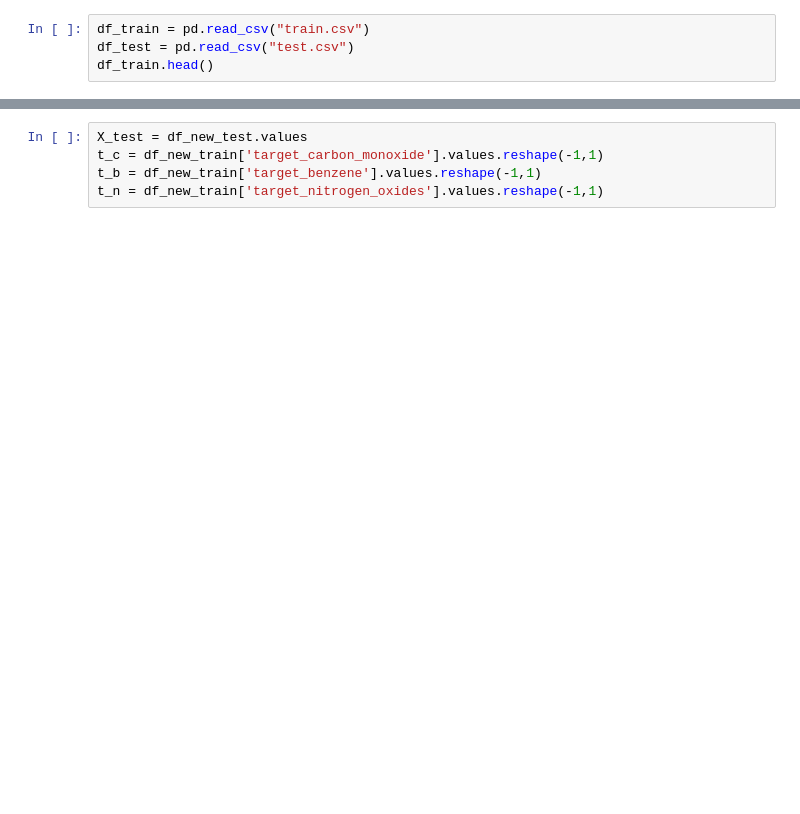
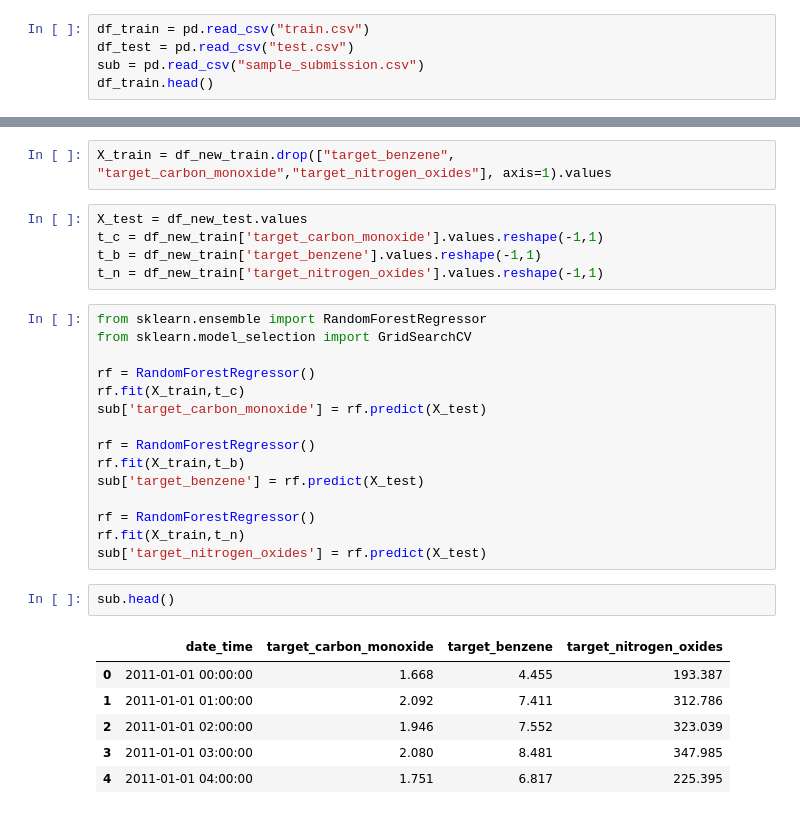
Before and after one commit to toyinolape/DataCamp_DataScience, a Jupyter notebook: Kaggle_tabular.ipynb, the cells around one changed output, grey strips where cells are left out. Cells and saved outputs as stored; diff of their text form; blank space fills up the shorter version.

Commit message:
First Submission

```diff
--- a/Kaggle_tabular.ipynb
+++ b/Kaggle_tabular.ipynb
@@ -37,6 +37,7 @@ User uploaded file "train.csv" with length 593980 bytes
 # %%
 df_train = pd.read_csv("train.csv")
 df_test = pd.read_csv("test.csv")
+sub = pd.read_csv("sample_submission.csv")
 df_train.head()
 # %% [output]
 |  | date_time | deg_C | relative_humidity | absolute_humidity | sensor_1 | sensor_2 | sensor_3 | sensor_4 | ... |
@@ -92,8 +120,34 @@ cols = df_new_train.columns
 X_c = df_new_train.drop(["target_carbon_monoxide"],axis=1).values
 X_b = df_new_train.drop(["target_benzene"],axis=1).values
 X_n = df_new_train.drop(["target_nitrogen_oxides"],axis=1).values
+# %%
+X_train = df_new_train.drop(["target_benzene", "target_carbon_monoxide","target_nitrogen_oxides"], axis=1).values
 # %%
 X_test = df_new_test.values
 t_c = df_new_train['target_carbon_monoxide'].values.reshape(-1,1)
 t_b = df_new_train['target_benzene'].values.reshape(-1,1)
 t_n = df_new_train['target_nitrogen_oxides'].values.reshape(-1,1)
+# %%
+from sklearn.ensemble import RandomForestRegressor
+from sklearn.model_selection import GridSearchCV
+
+rf = RandomForestRegressor()
+rf.fit(X_train,t_c)
+sub['target_carbon_monoxide'] = rf.predict(X_test)
+
+rf = RandomForestRegressor()
+rf.fit(X_train,t_b)
+sub['target_benzene'] = rf.predict(X_test)
+
+rf = RandomForestRegressor()
+rf.fit(X_train,t_n)
+sub['target_nitrogen_oxides'] = rf.predict(X_test)
+# %%
+sub.head()
+# %% [output]
+|  | date_time | target_carbon_monoxide | target_benzene | target_nitrogen_oxides |
+| 0 | 2011-01-01 00:00:00 | 1.668 | 4.455 | 193.387 |
+| 1 | 2011-01-01 01:00:00 | 2.092 | 7.411 | 312.786 |
+| 2 | 2011-01-01 02:00:00 | 1.946 | 7.552 | 323.039 |
+| 3 | 2011-01-01 03:00:00 | 2.080 | 8.481 | 347.985 |
+| 4 | 2011-01-01 04:00:00 | 1.751 | 6.817 | 225.395 |
```
Also changed, not shown: parts of 8 cells of this notebook.
